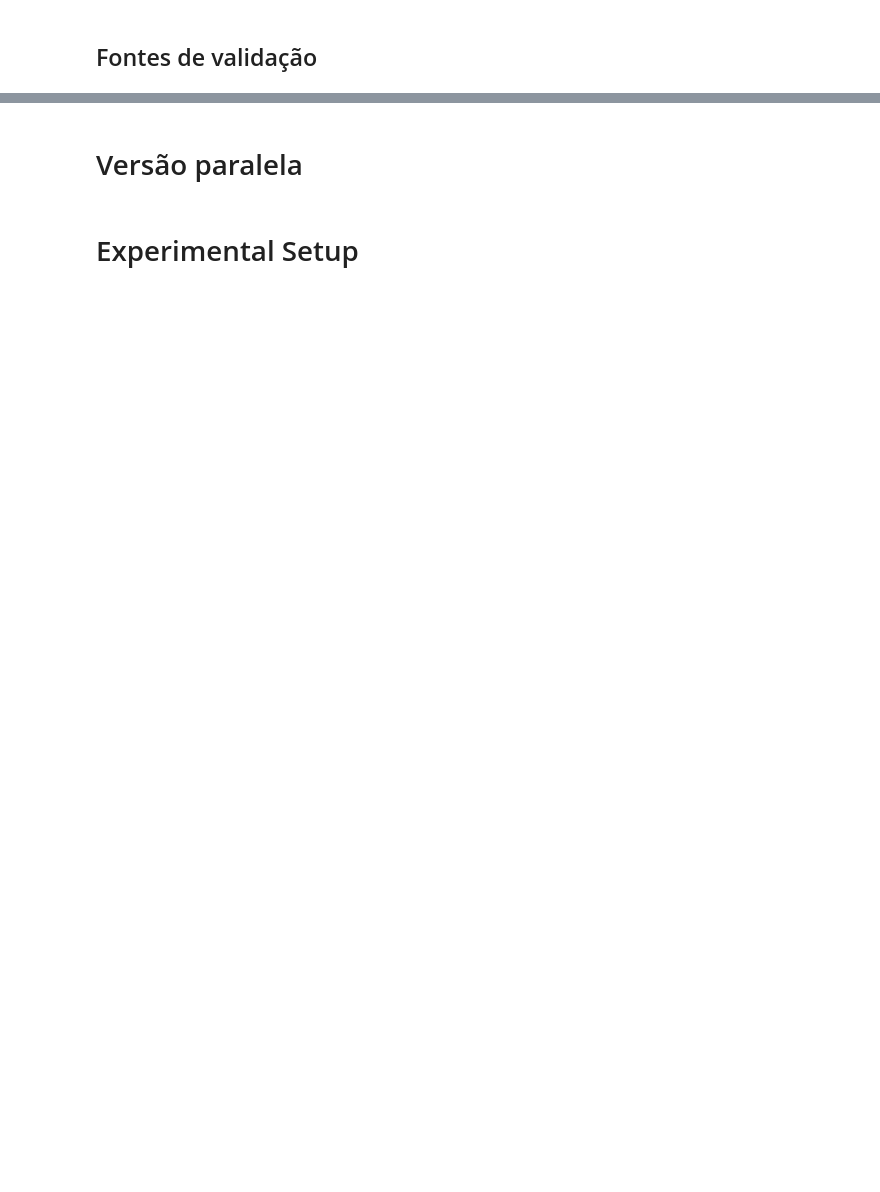
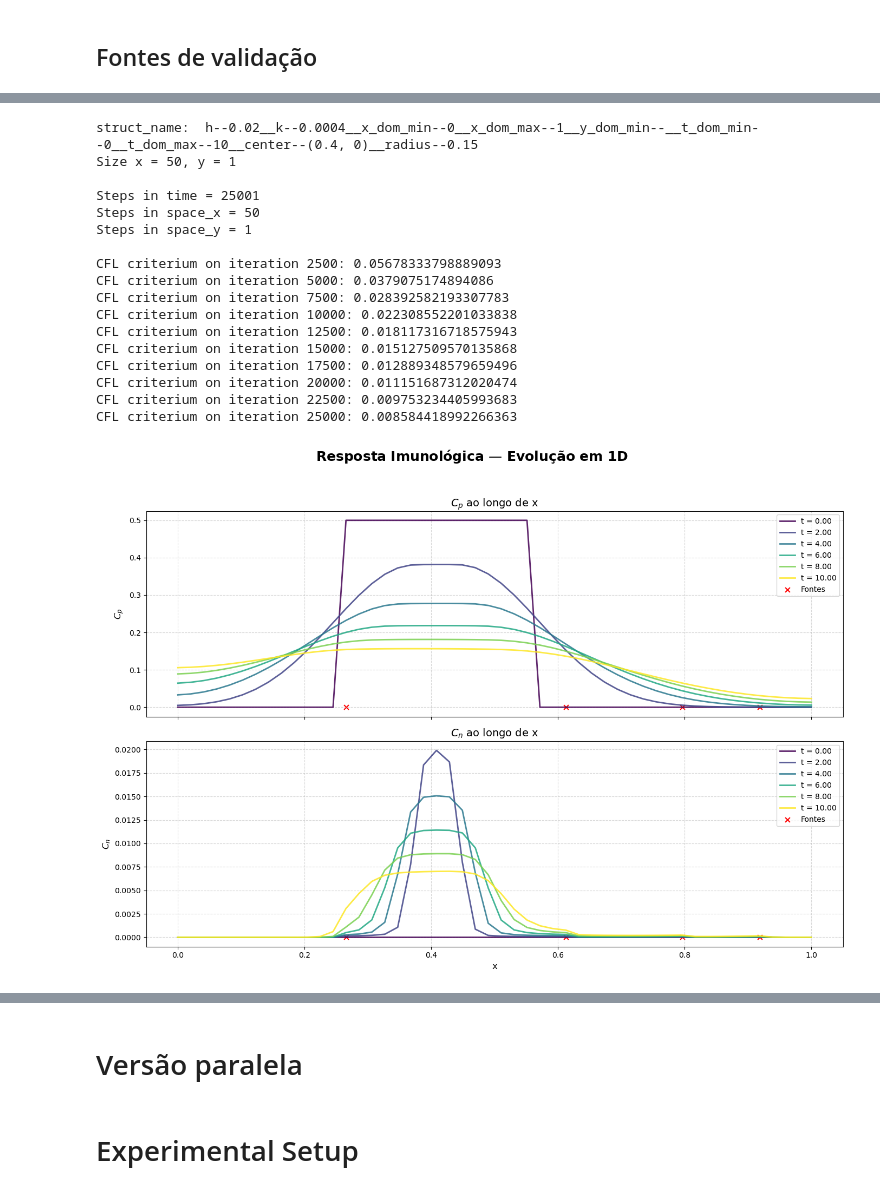
Before and after one commit to Esterci/2D_imune_edema_pinn, a Jupyter notebook: 1D/edp_t_x/fvm_model.ipynb, the cells around one changed output, grey strips where cells are left out. Saved outputs shown, nothing was run; the diff lists cells and outputs as text; code cells hidden in the pictures; blank space fills up the shorter version.

```diff
--- a/1D/edp_t_x/fvm_model.ipynb
+++ b/1D/edp_t_x/fvm_model.ipynb
@@ -579,0 +721,66 @@ Steps in space_y = 1
+# %%
+center = (0.4, 0)
+
+radius = 0.15
+
+size_x, size_y, size_t, leu_source_points, struct_name = init_mesh(
+    x_dom,
+    y_dom,
+    t_dom,
+    h,
+    k,
+    center,
+    radius,
+    create_source=False,
+    source_type="random",
+)
+
+start = time.time()
+
+Cb, Cn = solve_pde(
+    leu_source_points,
+    size_t,
+    size_x,
+    size_y,
+    h,
+    k,
+    Db,
+    Dn,
+    phi,
+    cb,
+    lambd_nb,
+    mi_n,
+    lambd_bn,
+    y_n,
+    Cn_max,
+    X_nb,
+    central_ini_cond,
+    center=center,
+    radius=radius,
+    verbose=True,
+)
+
+end = time.time()
+
+serial_time = end - start
+
+plot_results(size_t, size_x, Cb, Cn, leu_source_points)
+# %% [output]
+struct_name:  h--0.02__k--0.0004__x_dom_min--0__x_dom_max--1__y_dom_min--__t_dom_min--0__t_dom_max--10__center--(0.4, 0)__radius--0.15
+Size x = 50, y = 1
+
+Steps in time = 25001
+Steps in space_x = 50
+Steps in space_y = 1
+
+CFL criterium on iteration 2500: 0.05678333798889093
+CFL criterium on iteration 5000: 0.0379075174894086
+CFL criterium on iteration 7500: 0.028392582193307783
+CFL criterium on iteration 10000: 0.022308552201033838
+CFL criterium on iteration 12500: 0.018117316718575943
+CFL criterium on iteration 15000: 0.015127509570135868
+CFL criterium on iteration 17500: 0.012889348579659496
+CFL criterium on iteration 20000: 0.011151687312020474
+CFL criterium on iteration 22500: 0.009753234405993683
+CFL criterium on iteration 25000: 0.008584418992266363
+[figure, added]
```
Also changed, not shown: parts of 35 cells of this notebook, 6 other files.
